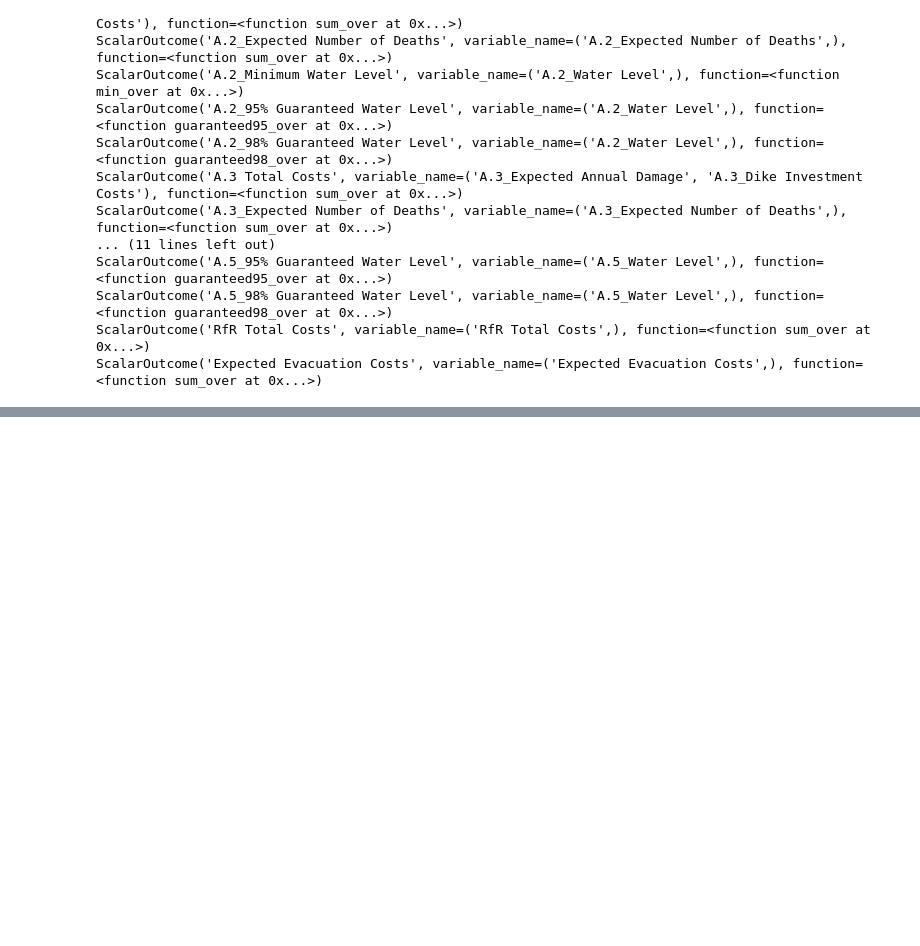
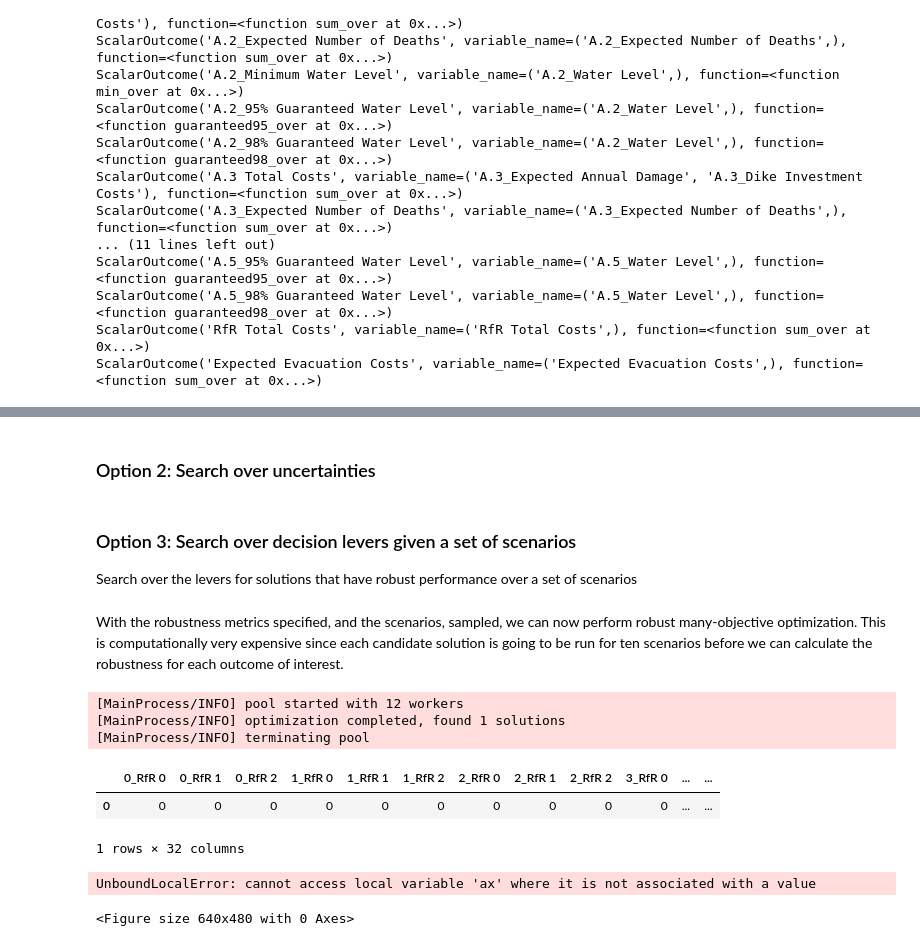
Before and after one commit to daniela1998/MBDM-Group-1, a Jupyter notebook: MORDM.ipynb, the cells around one changed output, grey strips where cells are left out. Cells and saved outputs as stored; diff of their text form; code cells hidden in the pictures; blank space fills up the shorter version.

```diff
--- a/MORDM.ipynb
+++ b/MORDM.ipynb
@@ -175,0 +173,2 @@ with MultiprocessingEvaluator(dike_model) as evaluator:
+# %% [markdown]
+### Option 2: Search over uncertainties
@@ -175,0 +212,68 @@ with MultiprocessingEvaluator(dike_model) as evaluator:
+# %% [markdown]
+### Option 3: Search over decision levers given a set of scenarios
+Search over the levers for solutions that have robust performance over a set of scenarios
+# %%
+import functools
+
+# Robustness functions
+percentile10 = functools.partial(np.percentile, q=10)
+percentile90 = functools.partial(np.percentile, q=90)
+
+# Definition of kinds - To ask oscar
+MINIMIZE = ScalarOutcome.MINIMIZE
+
+#A robustness metric takes as input the performance of a candidate policy over a set of scenarios and returns a single robustness score.
+# THIS IS A TEST
+robustness_functions = [
+    ScalarOutcome(
+        "90th percentile RFR Total Costs", kind=MINIMIZE, variable_name= "RfR Total Costs", function=percentile90
+    )
+]
+# %% [markdown]
+With the robustness metrics specified, and the scenarios, sampled, we can now perform robust many-objective optimization. This is computationally very expensive since each candidate solution is going to be run for ten scenarios before we can calculate the robustness for each outcome of interest.
+# %%
+from ema_workbench.em_framework import sample_uncertainties
+
+n_scenarios = 10
+scenarios = sample_uncertainties(dike_model, n_scenarios)
+# %%
+from ema_workbench.em_framework import ArchiveLogger
+
+nfe = 200
+with MultiprocessingEvaluator(dike_model) as evaluator:
+    robust_results = evaluator.robust_optimize(
+        robustness_functions,
+        scenarios,
+        nfe=nfe,
+        epsilons=[
+            0.025,
+        ]
+        * len(robustness_functions),
+    )
+# %% [output]
+[MainProcess/INFO] pool started with 12 workers
+[MainProcess/INFO] optimization completed, found 1 solutions
+[MainProcess/INFO] terminating pool
+# %%
+robust_results
+# %% [output]
+|  | 0_RfR 0 | 0_RfR 1 | 0_RfR 2 | 1_RfR 0 | 1_RfR 1 | 1_RfR 2 | 2_RfR 0 | 2_RfR 1 | 2_RfR 2 | 3_RfR 0 | ... | ... |
+| 0 | 0 | 0 | 0 | 0 | 0 | 0 | 0 | 0 | 0 | 0 | ... | ... |
+1 rows × 32 columns
+# %%
+from ema_workbench.analysis import parcoords
+import matplotlib.pyplot as plt
+
+# Prepare data
+data = robust_results.loc[:, [o.name for o in robustness_functions]]
+limits = parcoords.get_limits(data)
+limits.loc[0, [o.name for o in robustness_functions]] = 0
+
+# Create plot
+paraxes = parcoords.ParallelAxes(limits) # Pass the axis explicitly
+paraxes.plot(data)
+paraxes.invert_axis("90th percentile RFR Total Costs")
+plt.show()
+# %% [output]
+UnboundLocalError: cannot access local variable 'ax' where it is not associated with a value
+<Figure size 640x480 with 0 Axes>
```
Also changed, not shown: parts of 9 cells of this notebook.
